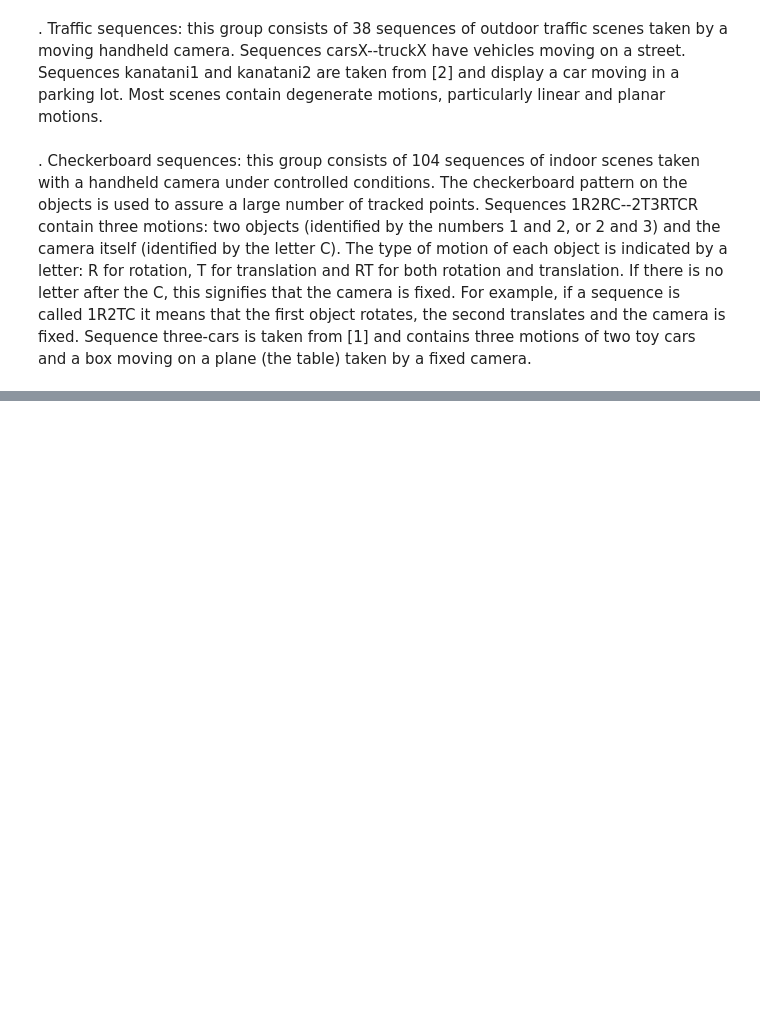
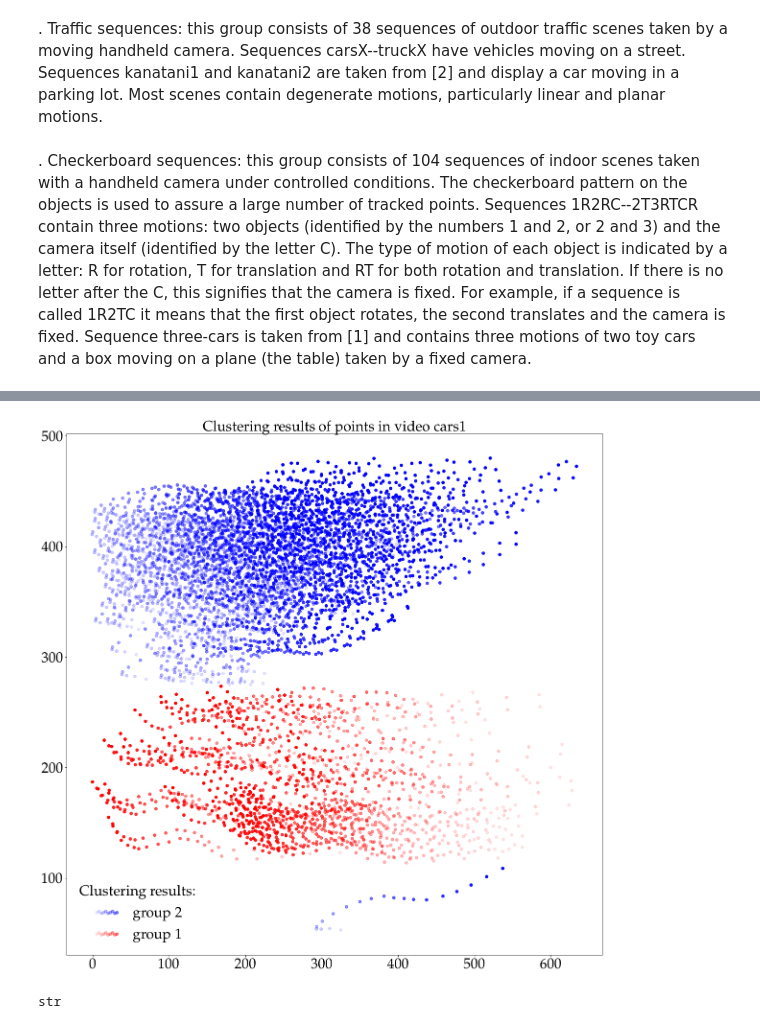
Before and after one commit to VincentMatthys/Unsupervised, a Jupyter notebook: project2/group/Motion_segmentation.ipynb, the cells around one changed output, grey strips where cells are left out. Cells and saved outputs as stored; diff of their text form; code cells hidden in the pictures; blank space fills up the shorter version.

```diff
--- a/project2/group/Motion_segmentation.ipynb
+++ b/project2/group/Motion_segmentation.ipynb
@@ -549,0 +601,38 @@ cars and a box moving on a plane (the table) taken by a fixed camera.
+# %%
+key = "cars1"
+colors = {0: 0, 1: 2, 2:1}
+legends = {0: "group 1", 1: "group 2", 2: "group 3"}
+nbr_frames = motion_data[key]["frames"]
+nbr_classes = motion_data[key]["s"].max() + 1
+
+alphas = np.linspace(0.1, 1, nbr_frames)
+rgba_colors = np.zeros((nbr_frames, 4))
+rgba_colors[:, 3] = alphas
+
+
+
+plt.figure(figsize = (20, 20))
+for col in range(motion_data[key]["y"].shape[1]):
+    cur_index = int(motion_data[key]["s"][col])
+    rgba_colors[:, colors[cur_index]] = 1.0
+    if type(legends[cur_index]) == str:
+        cur_legend = legends[cur_index]
+        legends[cur_index] = 0
+    else:
+        cur_legend = None
+    plt.scatter(motion_data[key]["y"][0, col],
+                motion_data[key]["y"][1, col],
+                color = rgba_colors,
+                label = cur_legend);
+    rgba_colors[:, colors[int(motion_data[key]["s"][col])]] = 0
+
+leg = plt.legend(fontsize = 30, scatterpoints = 10, ncol = 1, frameon=False);
+leg.set_title(r"Clustering results: " , prop = {'size': 30})
+plt.title(r"Clustering results of points in video {}".format(key), size = 30);
+legends = {0: "group 1", 1: "group 2", 2: "group 3"}
+# %% [output]
+[figure, added]
+# %%
+type(legends[0])
+# %% [output]
+str
```
Also changed, not shown: parts of 9 cells of this notebook.
